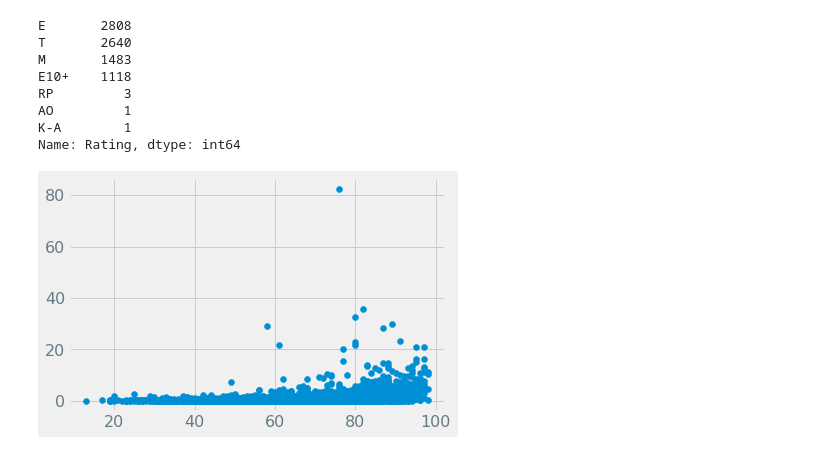
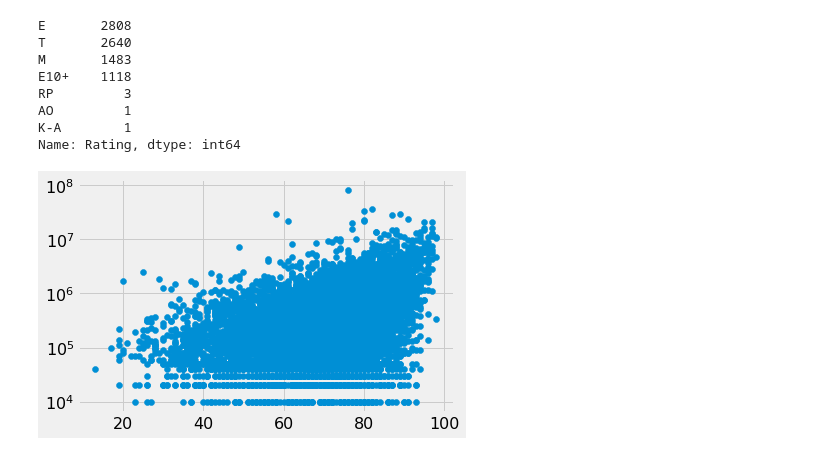
Before and after one commit to Jprebys/video_game_machine_learning, a Jupyter notebook: notebooks/04_visualization.ipynb, the cells around one changed output. Drawn from its saved outputs; the diff is of its cells as text; code cells hidden in the pictures.

```diff
--- a/notebooks/04_visualization.ipynb
+++ b/notebooks/04_visualization.ipynb
@@ -76,9 +76,10 @@ AO         1
 K-A        1
 Name: Rating, dtype: int64
 # %%
-plt.scatter(df.Critic_Score, df.Global_Sales);
+plt.scatter(df.Critic_Score, df.Global_Sales*1000000);
+plt.yscale('log')
 # %% [output]
-[figure, old version]
+[figure, new version]
 # %%
 df.corr()
 # %% [output]
```
Also changed, not shown: parts of 9 cells of this notebook.
